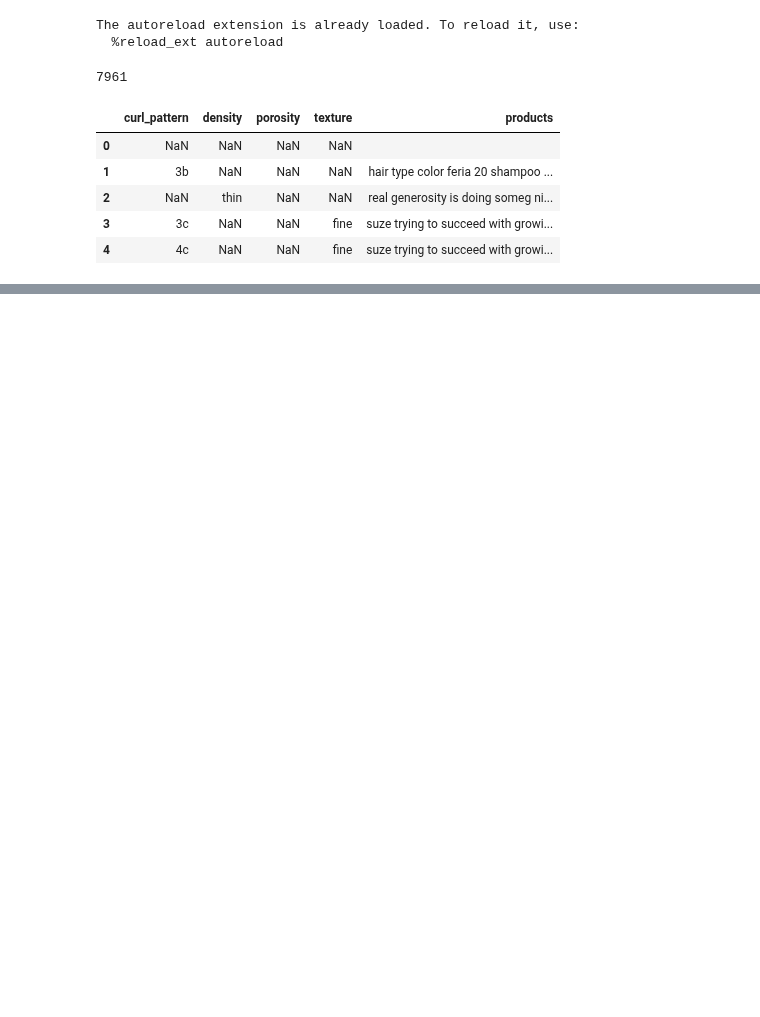
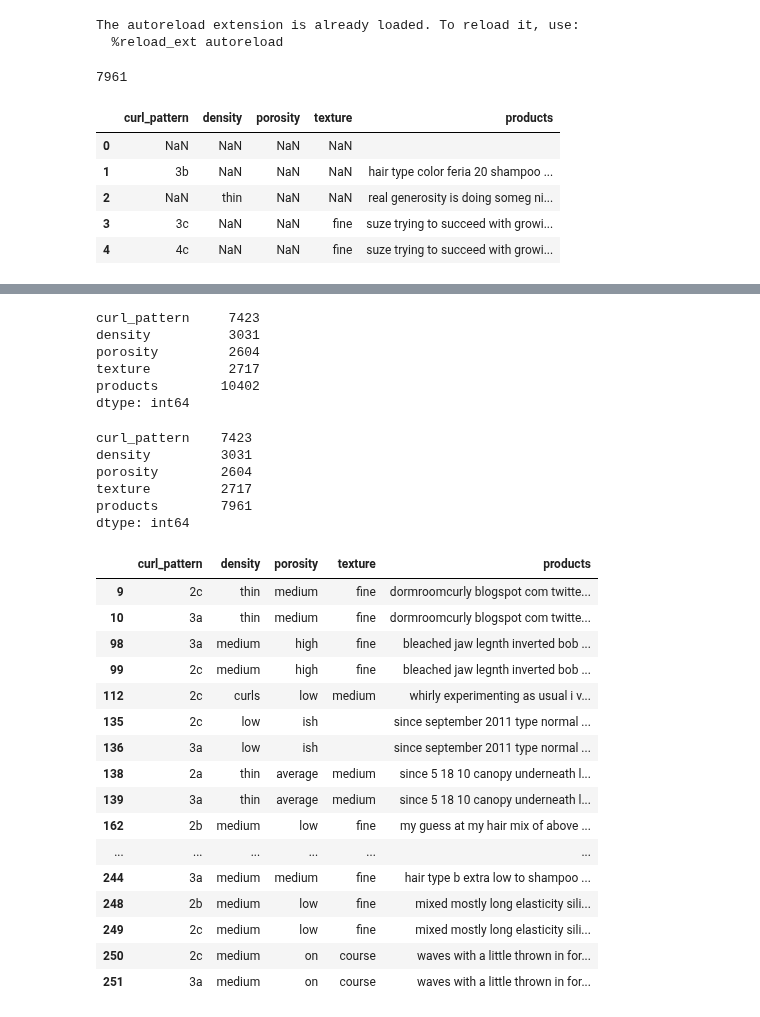
Before and after one commit to 99KHayes/products-for-curlies, a Jupyter notebook: notebooks/02_processing/20190830-kph-full-data-set-processing.ipynb, the cells around one changed output, grey strips where cells are left out. Drawn from its saved outputs; the diff is of its cells as text; code cells hidden in the pictures; blank space fills up the shorter version.

Commit message:
looked at missing values and created some new dataframes from them

```diff
--- a/notebooks/02_processing/20190830-kph-full-data-set-processing.ipynb
+++ b/notebooks/02_processing/20190830-kph-full-data-set-processing.ipynb
@@ -67,0 +67,41 @@ ZeroDivisionError: float division by zero
+# %%
+raw_characteristics_df.count()
+# %% [output]
+curl_pattern     7423
+density          3031
+porosity         2604
+texture          2717
+products        10402
+dtype: int64
+# %%
+all_nan_dropped_df = raw_characteristics_df.dropna(axis=0, how='all', subset=['curl_pattern', 'density', 'porosity', 'texture'], inplace=False)
+all_nan_dropped_df.count()
+# %% [output]
+curl_pattern    7423
+density         3031
+porosity        2604
+texture         2717
+products        7961
+dtype: int64
+# %%
+# check to see what the data frame looks like with a complete set  of characteristics, but its not complete becasue we need to sort out non acceptable values like 'ish'
+no_nan_df = raw_characteristics_df.dropna(how='any')
+no_nan_df.head(20)
+# %% [output]
+|  | curl_pattern | density | porosity | texture | products |
+| 9 | 2c | thin | medium | fine | dormroomcurly blogspot com twitte... |
+| 10 | 3a | thin | medium | fine | dormroomcurly blogspot com twitte... |
+| 98 | 3a | medium | high | fine | bleached jaw legnth inverted bob ... |
+| 99 | 2c | medium | high | fine | bleached jaw legnth inverted bob ... |
+| 112 | 2c | curls | low | medium | whirly experimenting as usual i v... |
+| 135 | 2c | low | ish |  | since september 2011 type normal ... |
+| 136 | 3a | low | ish |  | since september 2011 type normal ... |
+| 138 | 2a | thin | average | medium | since 5 18 10 canopy underneath l... |
+| 139 | 3a | thin | average | medium | since 5 18 10 canopy underneath l... |
+| 162 | 2b | medium | low | fine | my guess at my hair mix of above ... |
+| ... | ... | ... | ... | ... | ... |
+| 244 | 3a | medium | medium | fine | hair type b extra low to shampoo ... |
+| 248 | 2b | medium | low | fine | mixed mostly long elasticity sili... |
+| 249 | 2c | medium | low | fine | mixed mostly long elasticity sili... |
+| 250 | 2c | medium | on | course | waves with a little thrown in for... |
+| 251 | 3a | medium | on | course | waves with a little thrown in for... |
```
Also changed, not shown: parts of 4 cells of this notebook.
